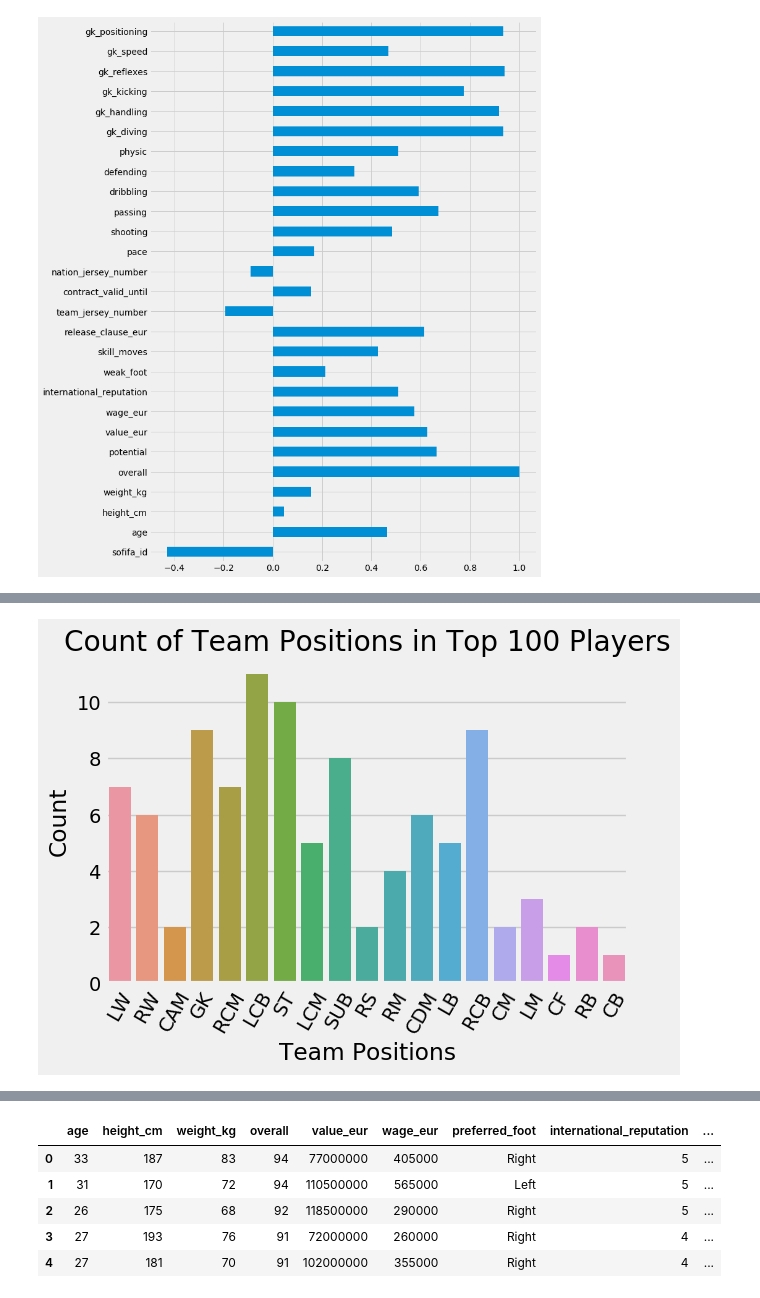
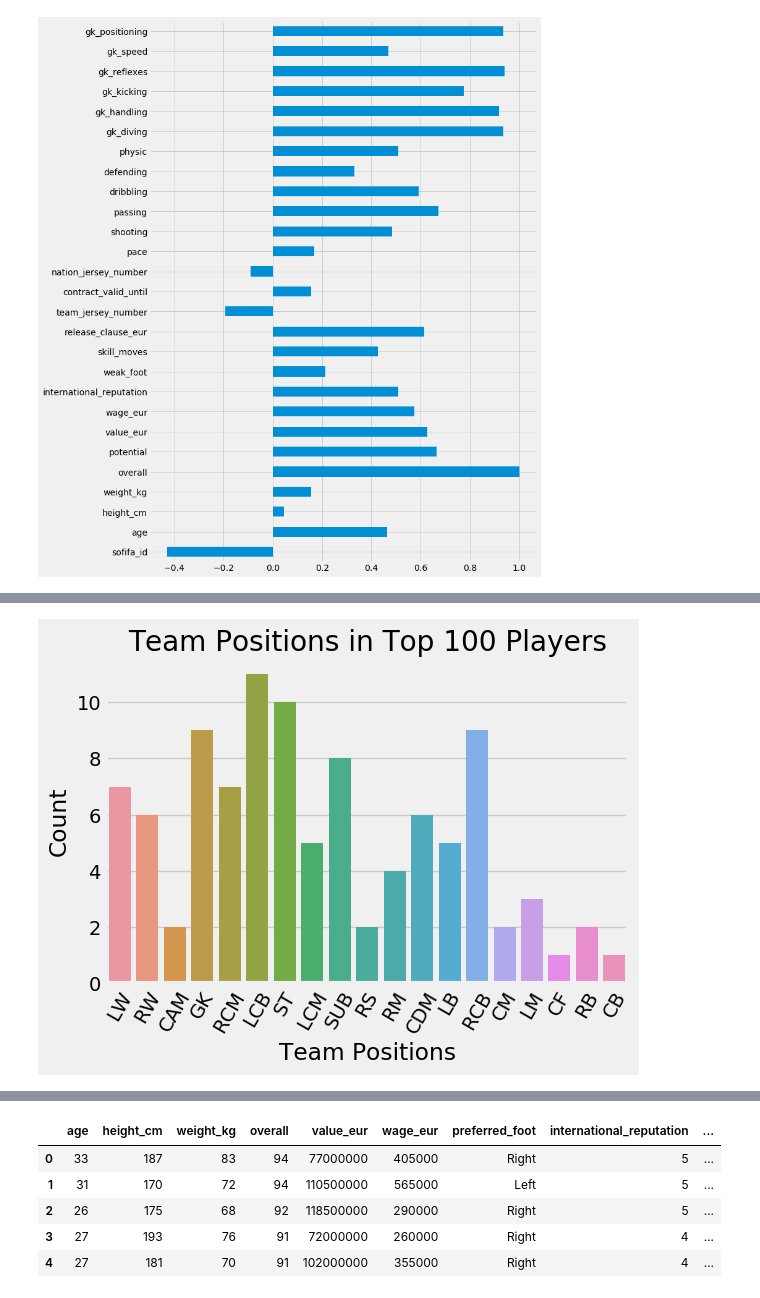
Before and after one commit to Wangsherpa/fifa-final-project, a Jupyter notebook: fifa-project.ipynb, the cells around one changed output, grey strips where cells are left out. Saved outputs shown, nothing was run; the diff lists cells and outputs as text; code cells hidden in the pictures.

```diff
--- a/fifa-project.ipynb
+++ b/fifa-project.ipynb
@@ -131,13 +165,13 @@ plt.show()
 # %%
 plt.figure(dpi=100)
 sns.countplot('team_position',data=fifa_19.head(100))
 plt.xlabel('Team Positions')
 plt.ylabel('Count')
 plt.xticks(rotation=60)
-plt.title('Count of Team Positions in Top 100 Players')
+plt.title('Team Positions in Top 100 Players')
 plt.show()
 # %% [output]
-[figure, old version]
+[figure, new version]
 # %%
 plt.figure(figsize=(14,5))
 sns.countplot('nationality',data=fifa_19.head(20))
```
Also changed, not shown: parts of 46 cells of this notebook.
